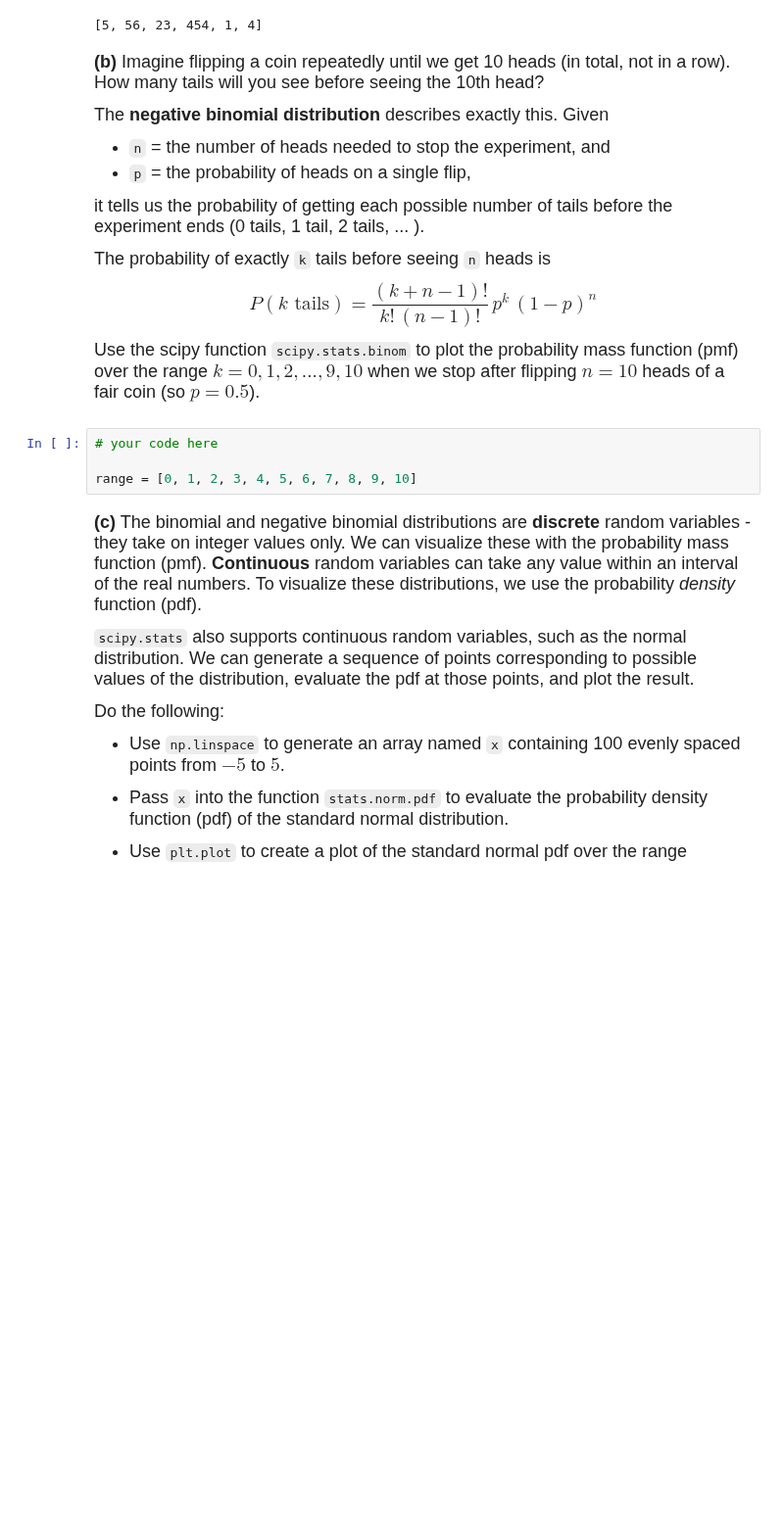
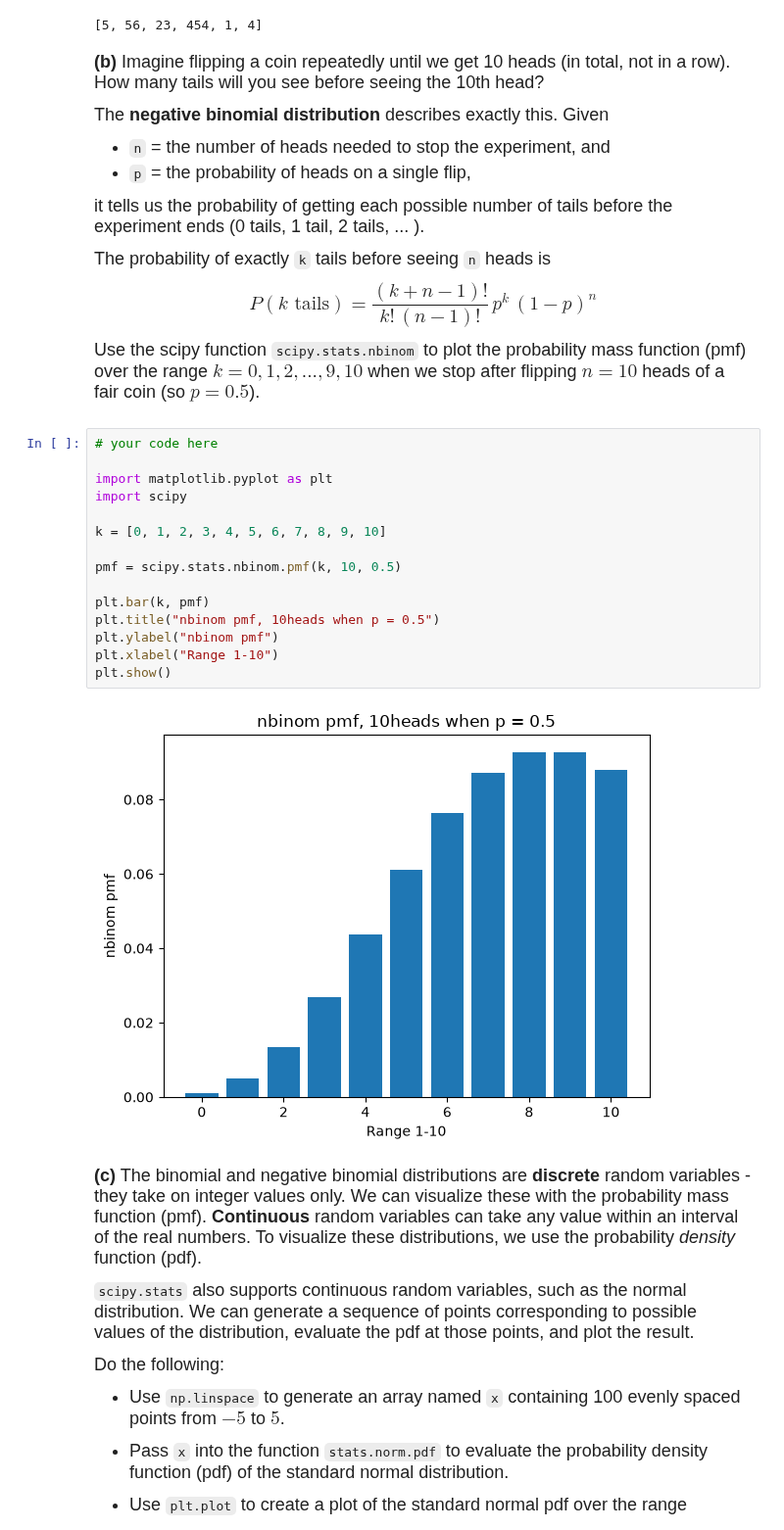
Before and after one commit to ylang100/datasci185fall2026, a Jupyter notebook: _assignments/assignment_3/Assignment3 copy.ipynb, the cells around one changed output. Shown at 98% size. Cells and saved outputs as stored; diff of their text form; blank space fills up the shorter version.

```diff
--- a/_assignments/assignment_3/Assignment3 copy.ipynb
+++ b/_assignments/assignment_3/Assignment3 copy.ipynb
@@ -50,11 +50,24 @@ The probability of exactly `k` tails before seeing `n` heads is
 
 $$P(k \text{ tails}) = \frac{(k+n-1)!}{k!\,(n-1)!}\, p^{k}\,(1-p)^{n}$$
 
-Use the scipy function `scipy.stats.binom` to plot the probability mass function (pmf) over the range $k=0, 1, 2, ..., 9, 10$ when we stop after flipping $n=10$ heads of a fair coin (so $p = 0.5$).
+Use the scipy function `scipy.stats.nbinom` to plot the probability mass function (pmf) over the range $k=0, 1, 2, ..., 9, 10$ when we stop after flipping $n=10$ heads of a fair coin (so $p = 0.5$).
 # %%
 # your code here
 
-range = [0, 1, 2, 3, 4, 5, 6, 7, 8, 9, 10]
+import matplotlib.pyplot as plt
+import scipy
+
+k = [0, 1, 2, 3, 4, 5, 6, 7, 8, 9, 10]
+
+pmf = scipy.stats.nbinom.pmf(k, 10, 0.5)
+
+plt.bar(k, pmf)
+plt.title("nbinom pmf, 10heads when p = 0.5")
+plt.ylabel("nbinom pmf")
+plt.xlabel("Range 1-10")
+plt.show()
+# %% [output]
+[figure, added]
 # %% [markdown]
 <font size = "4">
 
```
Also changed, not shown: parts of 1 cell of this notebook, 4 other files.
